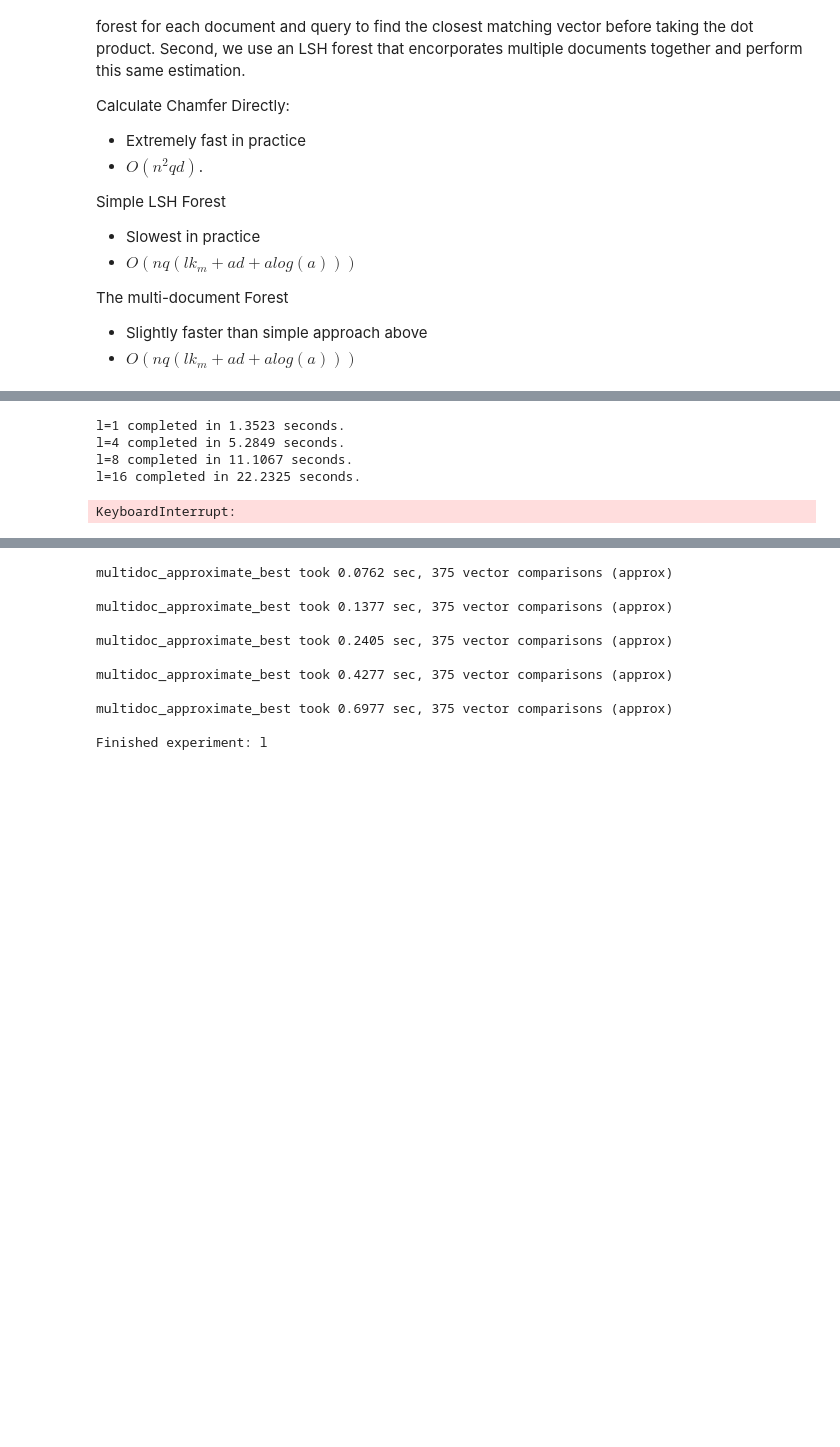
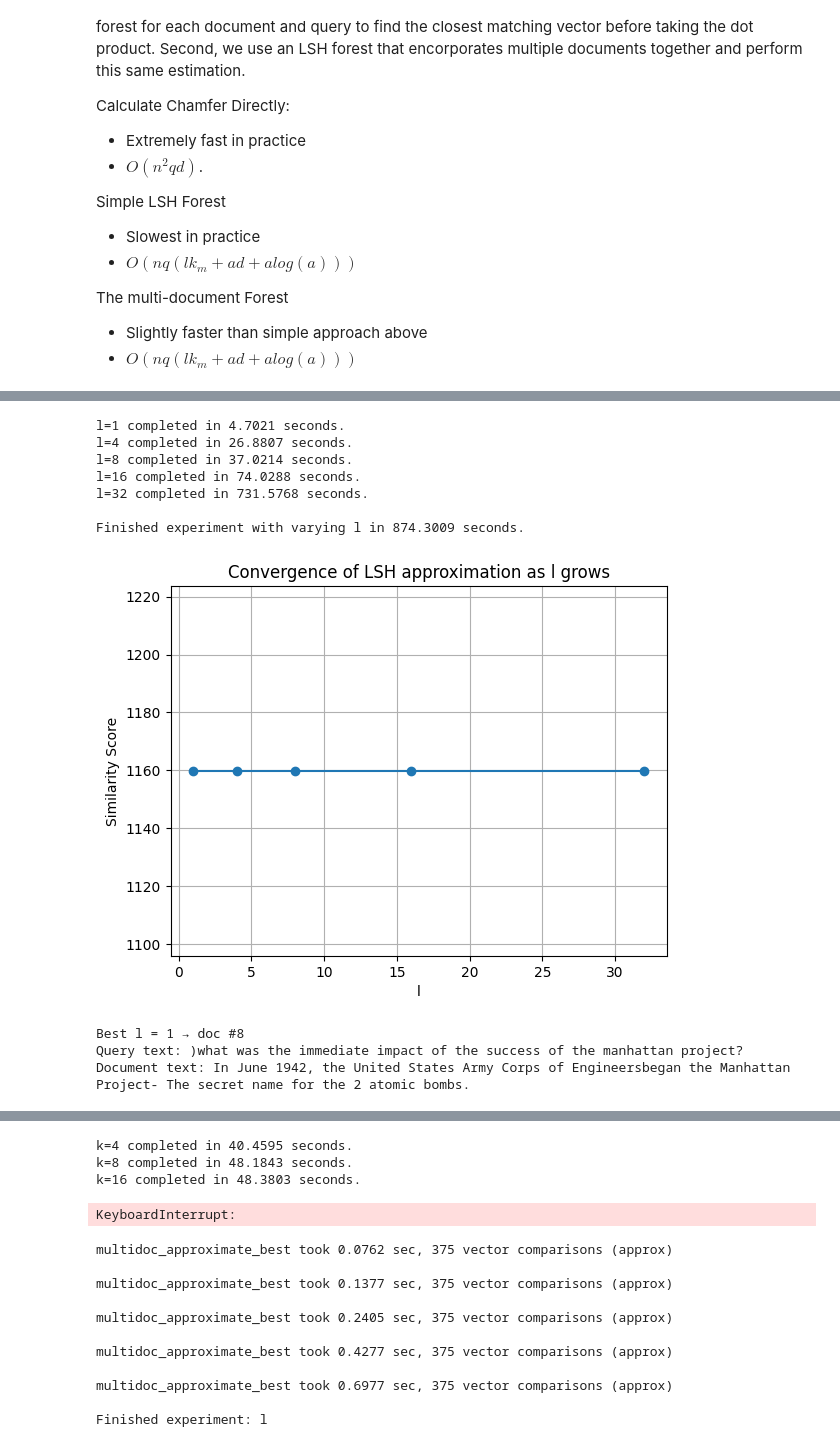
Before and after one commit to YuvalShemla/lsh-forest-for-multi-vector-retrieval, a Jupyter notebook: notebooks/chamfer_approx_real_data.ipynb, the cells around one changed output, grey strips where cells are left out. Saved outputs shown, nothing was run; the diff lists cells and outputs as text; code cells hidden in the pictures; blank space fills up the shorter version.

Commit message:
real data now tokenized properly for vector encoding, partial refactor

```diff
--- a/notebooks/chamfer_approx_real_data.ipynb
+++ b/notebooks/chamfer_approx_real_data.ipynb
@@ -171,30 +167,41 @@ Data loading and encoding complete. Found 100 document vectors of shape (100, 64
 # %%
 from shared.plotting import plot, plot_similarity_heatmap
+from shared.utils import experiment
+import matplotlib.pyplot as plt
 
 # Evaluate single-doc
+forest_type = "simple"
 results = {}
 for var, vals in experiments.items():
-    sims, docs = experiment(var, vals, defaults, build_simple_lsh, simple_approximate_best)
+    sims, docs = experiment(var, vals, defaults, forest_type, simple_approximate_best, vectors, queries, d)
     results[var] = (sims, docs)
     plot(experiments[var], sims, xlabel=f'{var}')
 
     # Pick the best result and visualize
     best_index = int(np.argmax(sims))
     best_doc_index = docs[best_index]
     print(f"Best {var} = {vals[best_index]} → doc #{best_doc_index}")
+    print(f"Query text: {query}")
+    print(f"Document text: {corpus_texts[best_doc_index]}")
     plot_similarity_heatmap(queries, vectors[best_doc_index],
                             title=f"{var}: Query vs. Doc {best_doc_index}")
 
 sims = [chamfer(queries, doc) for doc in vectors]
 plt.plot(sims)
 plt.xlabel("Document ID")
 plt.ylabel("Chamfer Similarity")
 plt.title("True similarity vs. document index")
 plt.grid(True)
 plt.show()
 # %% [output]
-l=1 completed in 1.3523 seconds.
-l=4 completed in 5.2849 seconds.
-l=8 completed in 11.1067 seconds.
-l=16 completed in 22.2325 seconds.
+l=1 completed in 4.7021 seconds.
+l=4 completed in 26.8807 seconds.
+l=8 completed in 37.0214 seconds.
+l=16 completed in 74.0288 seconds.
+l=32 completed in 731.5768 seconds.
+
+Finished experiment with varying l in 874.3009 seconds.
+[figure, added]
-KeyboardInterrupt:
+Best l = 1 → doc #8
+Query text: )what was the immediate impact of the success of the manhattan project?
+Document text: In June 1942, the United States Army Corps of Engineersbegan the Manhattan Project- The secret name for the 2 atomic bombs.
@@ -201,3 +209,7 @@ KeyboardInterrupt:
+k=4 completed in 40.4595 seconds.
+k=8 completed in 48.1843 seconds.
+k=16 completed in 48.3803 seconds.
+KeyboardInterrupt:
 # %%
 
 # Evaluate multi-doc
```
Also changed, not shown: parts of 4 cells of this notebook, 4 other files.
